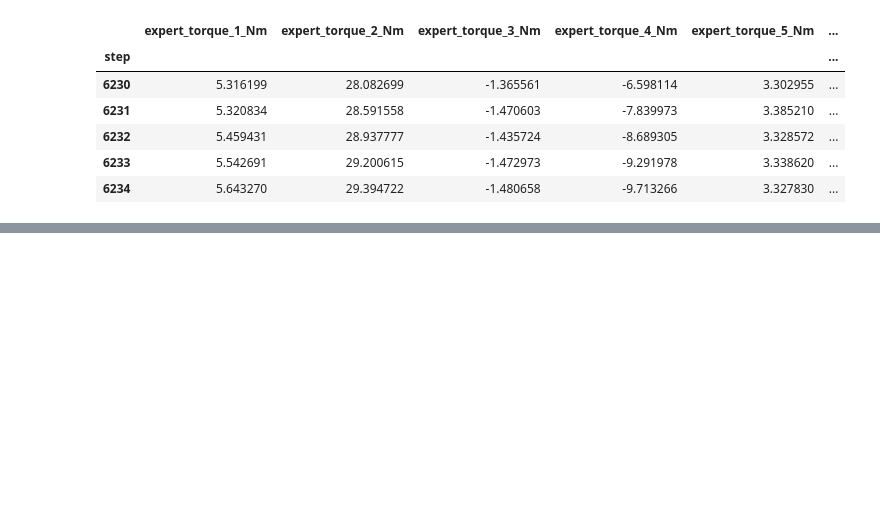
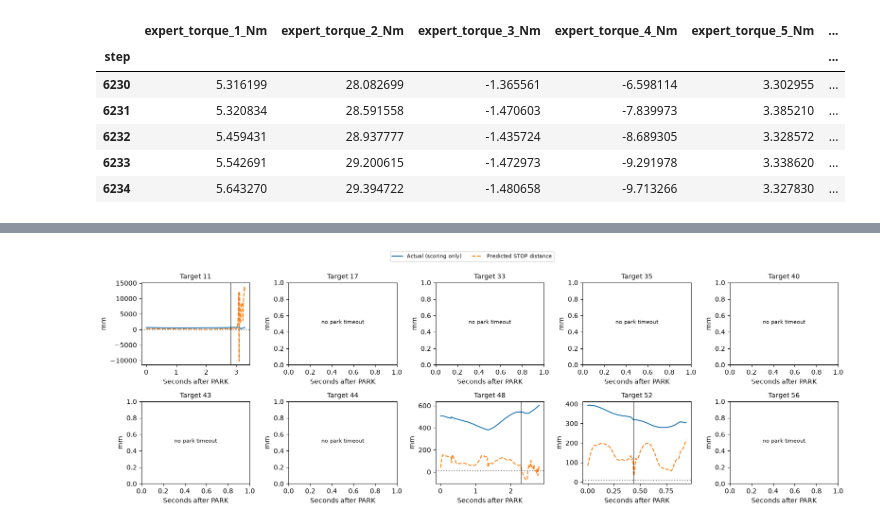
Before and after one commit to NatMota/mlai-vnc, a Jupyter notebook: v2_sensors/driving_v2/golden_dataset.ipynb, the cells around one changed output, grey strips where cells are left out. Cells and saved outputs as stored; diff of their text form; code cells hidden in the pictures; blank space fills up the shorter version.

```diff
--- a/v2_sensors/driving_v2/golden_dataset.ipynb
+++ b/v2_sensors/driving_v2/golden_dataset.ipynb
@@ -364,0 +246,4 @@ The lighthouse experiment will alternate target visibility during driving and ke
+# %%
+test_report.distances(7); plt.show()
+# %% [output]
+[figure, added]
```
Also changed, not shown: parts of 96 cells of this notebook, 54 other files.
